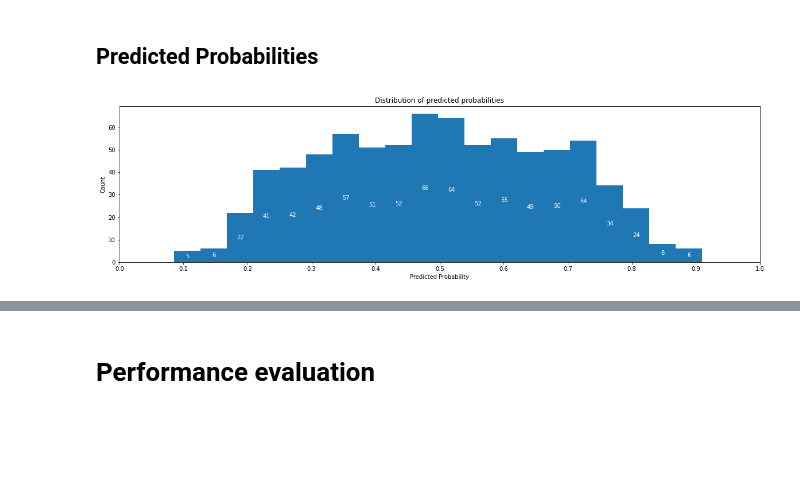
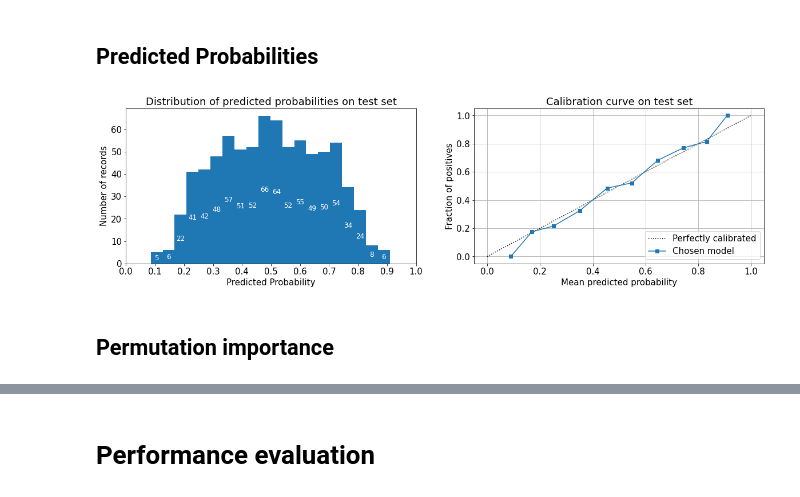
Before and after one commit to WillKWL/Project-NBAGames, a Jupyter notebook: source/3_playoff_games_test_set_evaluation.ipynb, the cells around one changed output, grey strips where cells are left out. Saved outputs shown, nothing was run; the diff lists cells and outputs as text; code cells hidden in the pictures; blank space fills up the shorter version.

Commit message:
permutation importance

```diff
--- a/source/3_playoff_games_test_set_evaluation.ipynb
+++ b/source/3_playoff_games_test_set_evaluation.ipynb
@@ -220,7 +225,7 @@ plt.boxplot(sorted_tuned_AP, labels=sorted_tuned_clf)
 # add dots for CV AP scores
 for i, AP in enumerate(sorted_tuned_AP):
   plt.plot([i+1]*len(AP), AP, ".")
-  plt.annotate(f"mean = {np.mean(AP):0.4f}\nsd = {np.std(AP):0.4f}",(i+1, 0.7), ha = 'center', va = 'center')
+  plt.annotate(f"mean = {np.mean(AP):0.4f}\nsd = {np.std(AP):0.4f}",(i+1, 0.4), ha = 'center', va = 'center')
 
 plt.plot([*range(1,len(sorted_tuned_AP)+1,1)], sorted(mean_tuned_AP, reverse=True),
          "ks", label = 'mean CV AP after tuning')
@@ -285,20 +290,11 @@ for model_name in sorted_tuned_clf:
                   color = 'white',
                   ha='center', va='center')
   plt.title(f"Top features for {model_name}")
+  plt.xticks(fontsize = 12)
+  plt.yticks(fontsize = 12)
   plt.ylabel("Coefficients")
   plt.show()
   coef_list.extend(features_non_zero)
-
-wc = WordCloud(background_color="white", collocations=False)
-# generate word cloud
-plt.figure(figsize=(10, 8))
-wc.generate(" ".join(i for i in coef_list))
-
-# show
-plt.imshow(wc, interpolation="bilinear", aspect='auto')
-plt.title("Top features to win a playoff game across shortlisted models", fontsize=20)
-plt.axis("off")
-plt.show()
 # %% [output]
 Number of original features:
 194
@@ -376,21 +384,29 @@ Pipeline(steps=[('columntransformer',
 # prediction
 y_probs = best_model.predict_proba(X_test)[:,1]
 # %%
-fig, ax = plt.subplots(1,1)
-ax.hist(y_probs, bins = 20)
-for rect in ax.patches:
+fig, axes = plt.subplots(1,2)
+axes[0].hist(y_probs, bins = 20)
+for rect in axes[0].patches:
     height = rect.get_height()
-    ax.annotate(f"{height:0.0f}",
+    axes[0].annotate(f"{height:0.0f}",
                 xy=(rect.get_x() + rect.get_width() / 2, height/2),
                 xytext=(0, 0),  # 3 points vertical offset
                 textcoords="offset points",
+                fontsize = 12,
                 color = 'white',
                 ha='center', va='center')
-plt.xlim(0,1)
-plt.xticks(np.arange(0,1.1,0.1))
-plt.xlabel("Predicted Probability")
-plt.ylabel("Count")
-plt.title("Distribution of predicted probabilities")
+axes[0].set_xlim(0,1)
+axes[0].set_xticks(np.arange(0,1.1,0.1))
+axes[0].set_xlabel("Predicted Probability")
+axes[0].set_ylabel("Number of records")
+axes[0].set_title("Distribution of predicted probabilities on test set")
+
+# probability calibration
+CalibrationDisplay.from_estimator(best_model, X_test, y_test, n_bins=10, name='Chosen model', ax=axes[1])
+axes[1].set_title("Calibration curve on test set")
+plt.grid()
 plt.show()
 # %% [output]
-[figure, old version]
+[figure, new version]
+# %% [markdown]
+## Permutation importance
```
Also changed, not shown: parts of 15 cells of this notebook.
